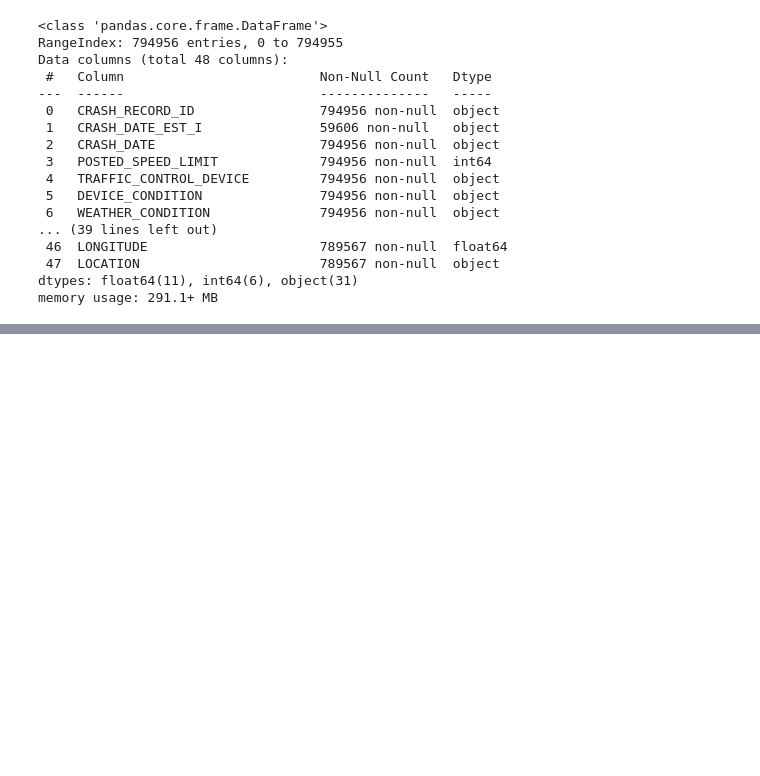
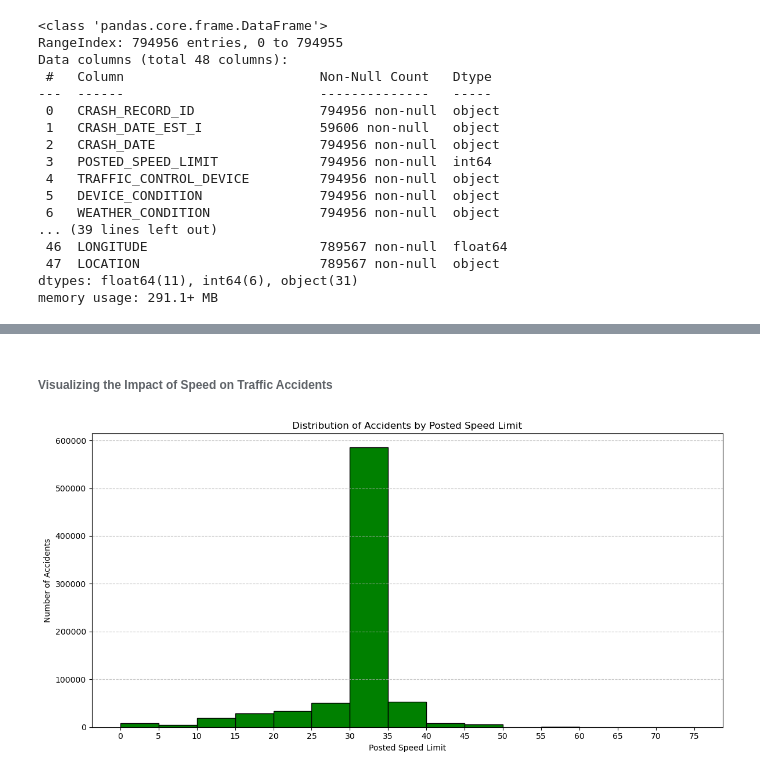
Before and after one commit to StephenMulingwa/Traffic-Crashes, a Jupyter notebook: Traffic_Crashes.ipynb, the cells around one changed output, grey strips where cells are left out. Cells and saved outputs as stored; diff of their text form; code cells hidden in the pictures; blank space fills up the shorter version.

```diff
--- a/Traffic_Crashes.ipynb
+++ b/Traffic_Crashes.ipynb
@@ -118,0 +203,17 @@ df.drop(columns=['LOCATION', 'CRASH_RECORD_ID', 'STREET_NO', 'BEAT_OF_OCCURRENCE
+# %% [markdown]
+###### Visualizing the Impact of Speed on Traffic Accidents
+# %%
+# Create a histogram
+plt.figure(figsize=(12, 6))
+plt.hist(df['POSTED_SPEED_LIMIT'], bins=range(0, 80, 5),color='green', edgecolor='black')
+
+# Add labels and title
+plt.xlabel('Posted Speed Limit')
+plt.ylabel('Number of Accidents')
+plt.title('Distribution of Accidents by Posted Speed Limit')
+plt.xticks(range(0, 80, 5))
+plt.grid(axis='y', linestyle='--', alpha=0.7)
+plt.tight_layout()
+plt.show()
+# %% [output]
+[figure, added]
```
Also changed, not shown: parts of 14 cells of this notebook.
